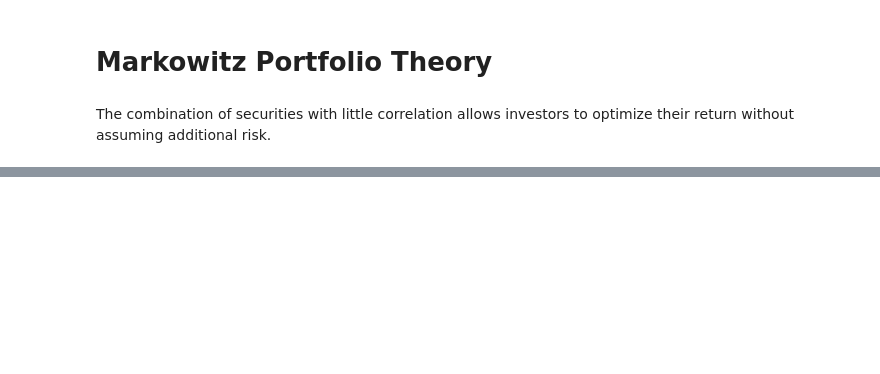
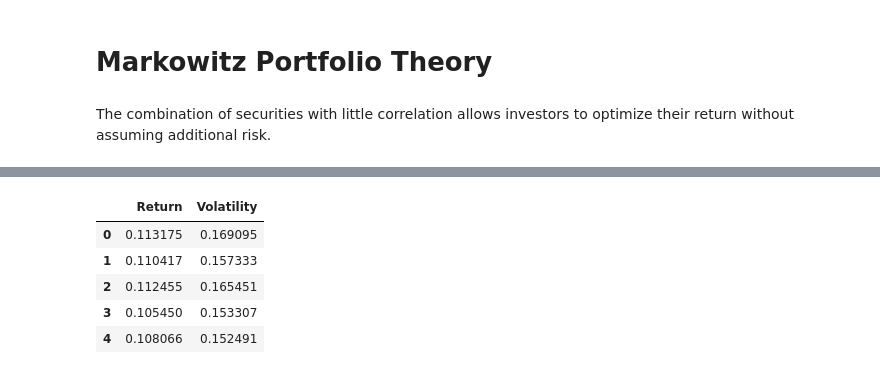
Before and after one commit to jaredwilliam/python_for_finance, a Jupyter notebook: 05 Markowitz Portfolio Optimization.ipynb, the cells around one changed output, grey strips where cells are left out. Cells and saved outputs as stored; diff of their text form; code cells hidden in the pictures; blank space fills up the shorter version.

```diff
--- a/05 Markowitz Portfolio Optimization.ipynb
+++ b/05 Markowitz Portfolio Optimization.ipynb
@@ -19,0 +157,9 @@ b'<!DOCTYPE html>\n  <html lang="en-us"><head>\n  <meta http-equiv="content-type
+# %%
+portfolios.head()
+# %% [output]
+|  | Return | Volatility |
+| 0 | 0.113175 | 0.169095 |
+| 1 | 0.110417 | 0.157333 |
+| 2 | 0.112455 | 0.165451 |
+| 3 | 0.105450 | 0.153307 |
+| 4 | 0.108066 | 0.152491 |
```
Also changed, not shown: parts of 24 cells of this notebook, 1 other file.
